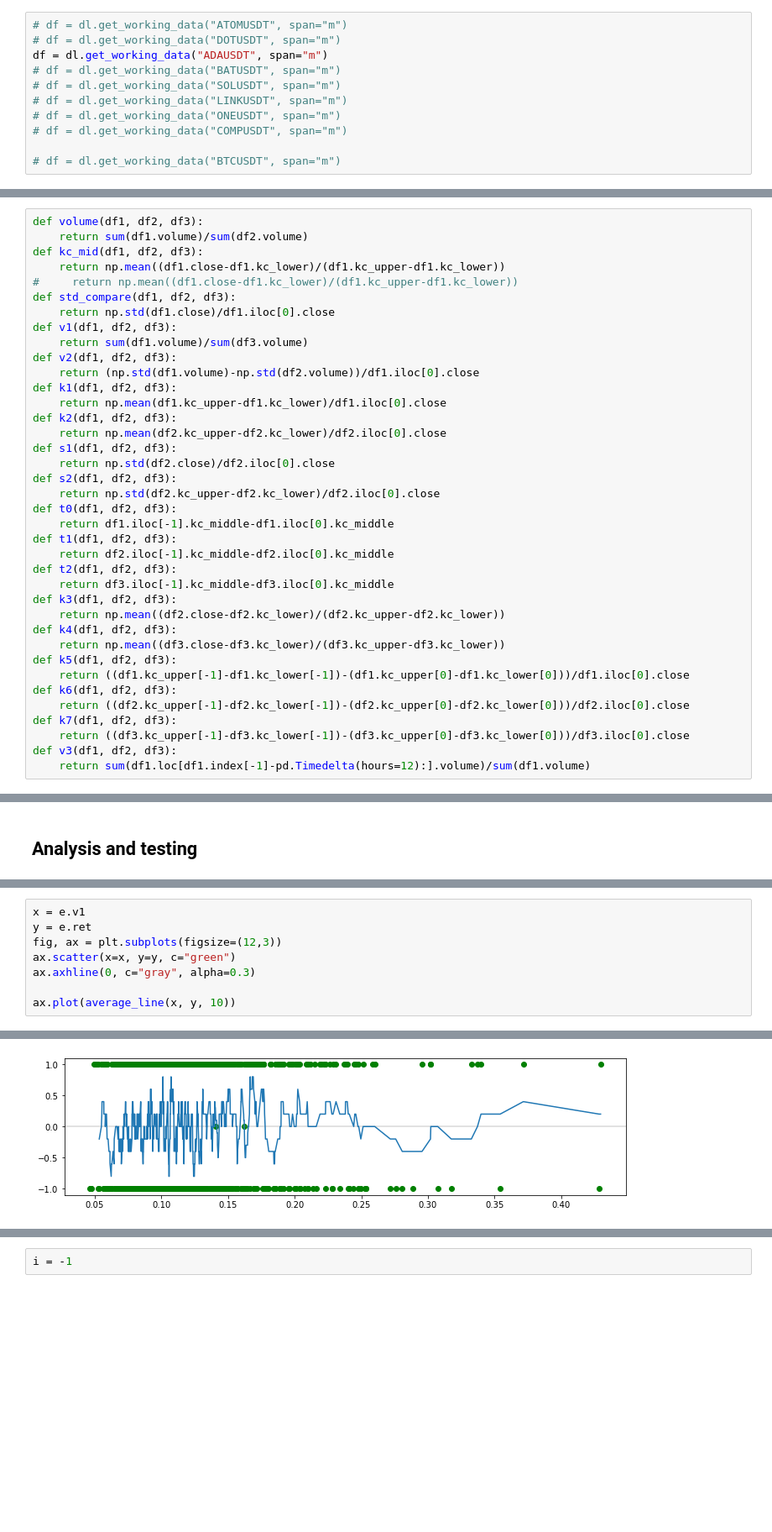
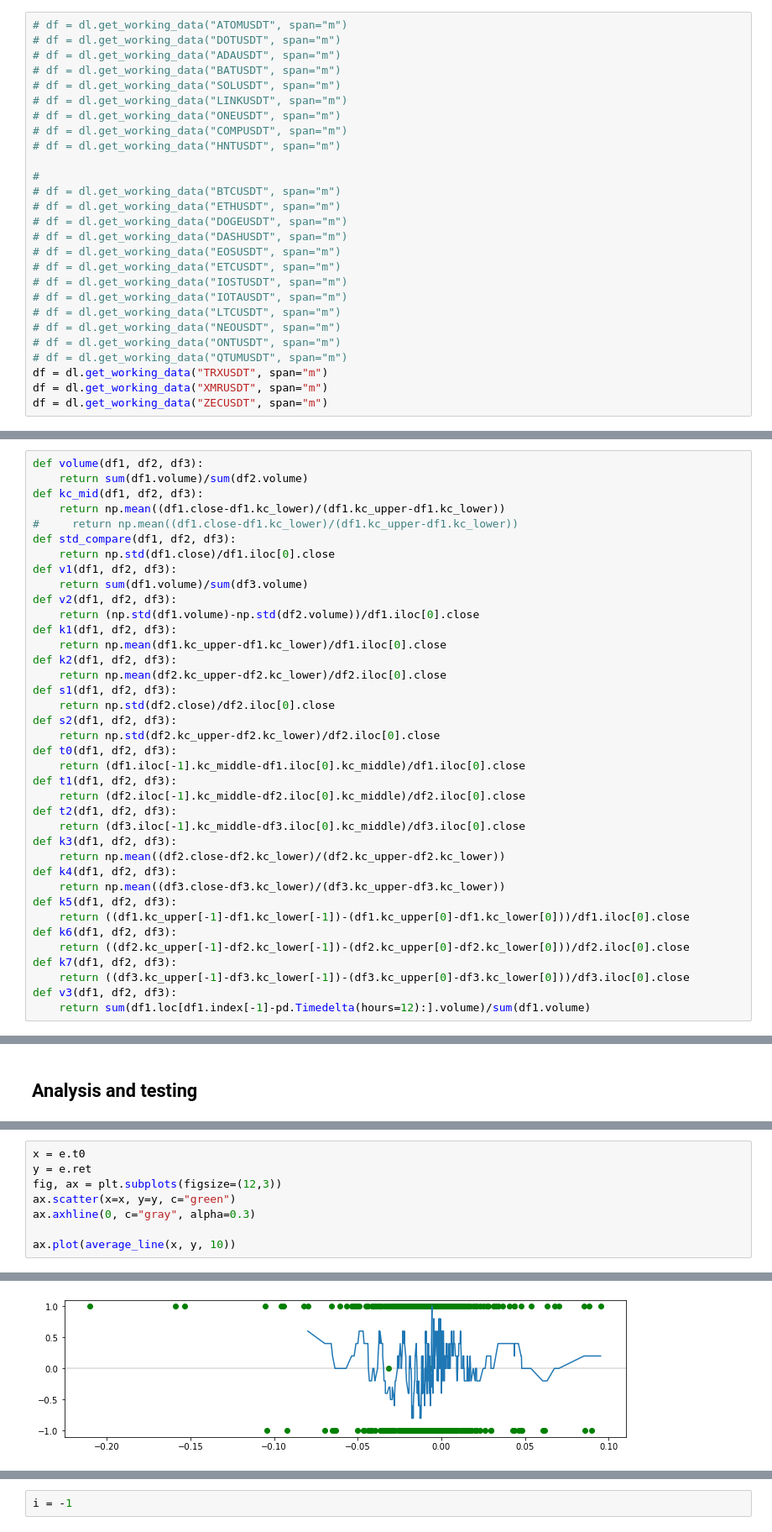
Before and after one commit to sunnymnie/chart-visualizer, a Jupyter notebook: kc-anti-trend.ipynb, the cells around one changed output, grey strips where cells are left out. Shown: that part at 84% size. Saved outputs shown, nothing was run; the diff lists cells and outputs as text; blank space fills up the shorter version.

```diff
--- a/kc-anti-trend.ipynb
+++ b/kc-anti-trend.ipynb
@@ -70,11 +70,27 @@ def average_line(x, y, ds):
 # %%
 # df = dl.get_working_data("ATOMUSDT", span="m")
 # df = dl.get_working_data("DOTUSDT", span="m")
-df = dl.get_working_data("ADAUSDT", span="m")
+# df = dl.get_working_data("ADAUSDT", span="m")
 # df = dl.get_working_data("BATUSDT", span="m")
 # df = dl.get_working_data("SOLUSDT", span="m")
 # df = dl.get_working_data("LINKUSDT", span="m")
 # df = dl.get_working_data("ONEUSDT", span="m")
 # df = dl.get_working_data("COMPUSDT", span="m")
+# df = dl.get_working_data("HNTUSDT", span="m")
 
+#
 # df = dl.get_working_data("BTCUSDT", span="m")
+# df = dl.get_working_data("ETHUSDT", span="m")
+# df = dl.get_working_data("DOGEUSDT", span="m")
+# df = dl.get_working_data("DASHUSDT", span="m")
+# df = dl.get_working_data("EOSUSDT", span="m")
+# df = dl.get_working_data("ETCUSDT", span="m")
+# df = dl.get_working_data("IOSTUSDT", span="m")
+# df = dl.get_working_data("IOTAUSDT", span="m")
+# df = dl.get_working_data("LTCUSDT", span="m")
+# df = dl.get_working_data("NEOUSDT", span="m")
+# df = dl.get_working_data("ONTUSDT", span="m")
+# df = dl.get_working_data("QTUMUSDT", span="m")
+df = dl.get_working_data("TRXUSDT", span="m")
+df = dl.get_working_data("XMRUSDT", span="m")
+df = dl.get_working_data("ZECUSDT", span="m")
@@ -214,11 +232,11 @@ def s1(df1, df2, df3):
 def s2(df1, df2, df3):
     return np.std(df2.kc_upper-df2.kc_lower)/df2.iloc[0].close
 def t0(df1, df2, df3):
-    return df1.iloc[-1].kc_middle-df1.iloc[0].kc_middle
+    return (df1.iloc[-1].kc_middle-df1.iloc[0].kc_middle)/df1.iloc[0].close
 def t1(df1, df2, df3):
-    return df2.iloc[-1].kc_middle-df2.iloc[0].kc_middle
+    return (df2.iloc[-1].kc_middle-df2.iloc[0].kc_middle)/df2.iloc[0].close
 def t2(df1, df2, df3):
-    return df3.iloc[-1].kc_middle-df3.iloc[0].kc_middle
+    return (df3.iloc[-1].kc_middle-df3.iloc[0].kc_middle)/df3.iloc[0].close
 def k3(df1, df2, df3):
     return np.mean((df2.close-df2.kc_lower)/(df2.kc_upper-df2.kc_lower))
 def k4(df1, df2, df3):
@@ -251,14 +277,14 @@ e.tail(3)
 # %%
-x = e.v1
+x = e.t0
 y = e.ret
 fig, ax = plt.subplots(figsize=(12,3))
 ax.scatter(x=x, y=y, c="green")
 ax.axhline(0, c="gray", alpha=0.3)
 
 ax.plot(average_line(x, y, 10))
 # %% [output]
 [<matplotlib.lines.Line2D at 0x...>]
-[figure, old version]
+[figure, new version]
 # %%
 print(f"mean:{round(m(x), 4)}, std: {round(np.std(x), 4)}")
 # %% [output]
```
Also changed, not shown: parts of 12 cells of this notebook, 2 other files.
